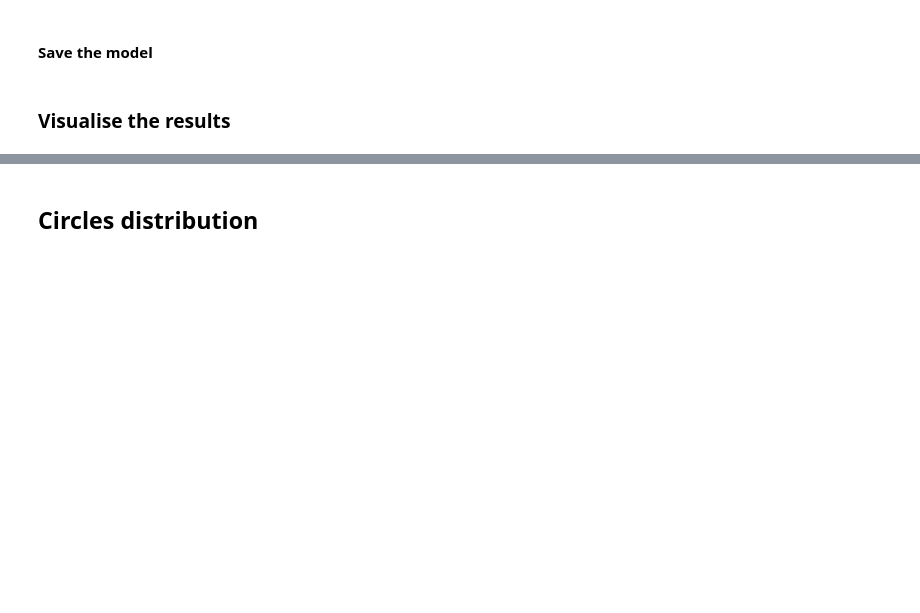
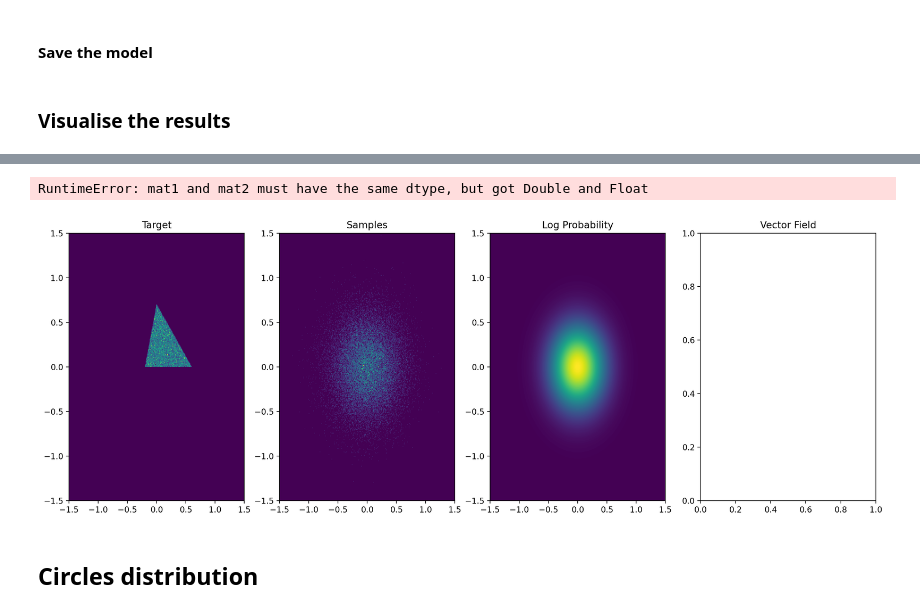
Before and after one commit to pbaldisa/neural-odes, a Jupyter notebook: application_examples/continuous_normalising_flows/cnf_toy.ipynb, the cells around one changed output, grey strips where cells are left out. Saved outputs shown, nothing was run; the diff lists cells and outputs as text; code cells hidden in the pictures; blank space fills up the shorter version.

```diff
--- a/application_examples/continuous_normalising_flows/cnf_toy.ipynb
+++ b/application_examples/continuous_normalising_flows/cnf_toy.ipynb
@@ -260,7 +265,7 @@ torch.save(func.state_dict(), os.path.join(args['results_dir'], 'triangle_cnf.pt
 ### Visualise the results
 # %%
 # load model
-#func.load_state_dict(torch.load(os.path.join(args['results_dir'], 'triangle_cnf.pt')))
+func.load_state_dict(torch.load(os.path.join(args['results_dir'], 'triangle_cnf.pt')))
 
 plotting_cnf.plot_flow(get_batch, 'triangle_results', odeint, func, p_z0, t0, t1, device)
 # %% [output]
@@ -268,3 +272,5 @@ plotting_cnf.plot_flow(get_batch, 'triangle_results', odeint, func, p_z0, t0, t1
+RuntimeError: mat1 and mat2 must have the same dtype, but got Double and Float
+[figure, added]
 # %% [markdown]
 ## Circles distribution
 # %%
```
Also changed, not shown: parts of 2 cells of this notebook, 2 other files.
